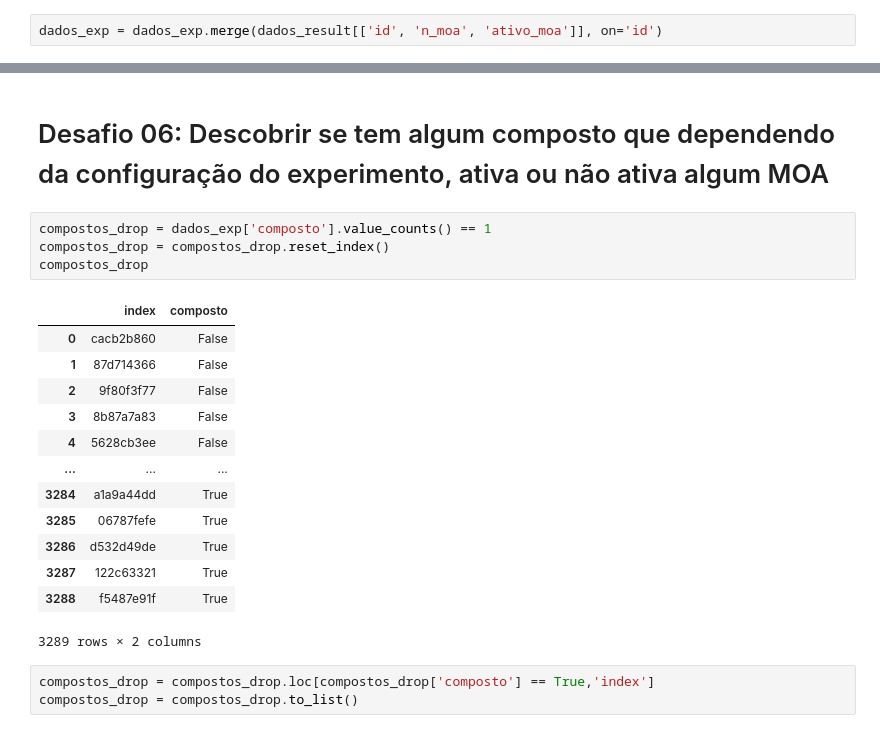
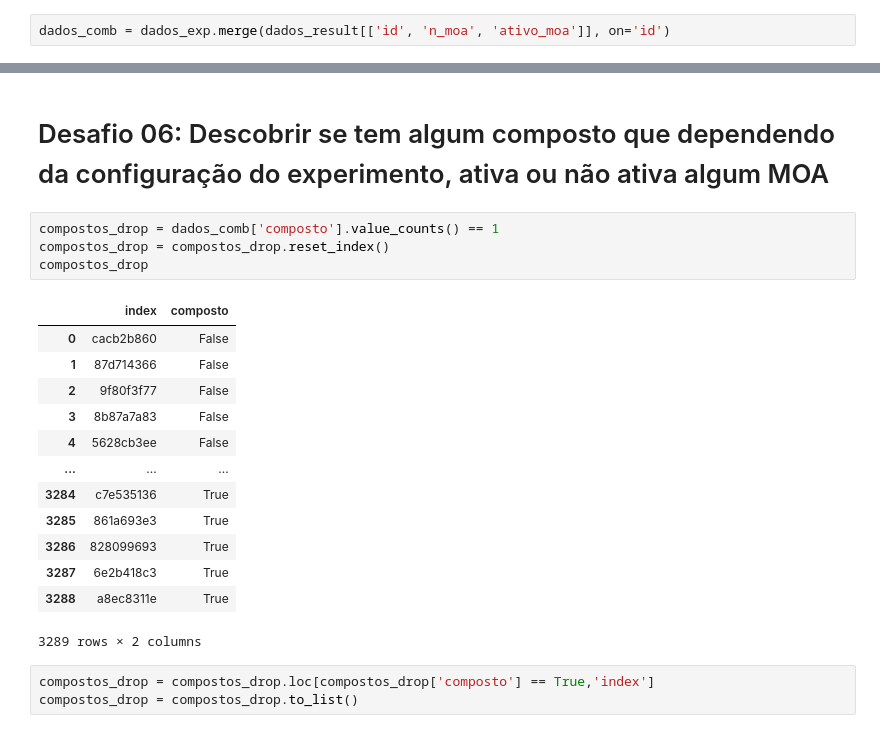
Before and after one commit to PedroHCAlmeida/imersao_dados3, a Jupyter notebook: Aula_4.ipynb, the cells around one changed output, grey strips where cells are left out. Drawn from its saved outputs; the diff is of its cells as text.

```diff
--- a/Aula_4.ipynb
+++ b/Aula_4.ipynb
@@ -223,5 +223,5 @@ Para fazer uma concatenação com um dataframe do pandas temos diversas opções
 # %% [markdown]
 Além disso pandas oferece o pd.concat, que serve tanto para horizaltal e vertical, e para uma concatenação rápida verticalmente oferece o pandas.DataFrame.append
 # %%
-dados_exp = dados_exp.merge(dados_result[['id', 'n_moa', 'ativo_moa']], on='id')
+dados_comb = dados_exp.merge(dados_result[['id', 'n_moa', 'ativo_moa']], on='id')
 # %%
@@ -340,22 +340,22 @@ plt.show()
 # %% [markdown]
 # Desafio 06: Descobrir se tem algum composto que dependendo da configuração do experimento, ativa ou não ativa algum MOA
 # %%
-compostos_drop = dados_exp['composto'].value_counts() == 1
+compostos_drop = dados_comb['composto'].value_counts() == 1
 compostos_drop = compostos_drop.reset_index()
 compostos_drop
 # %% [output]
 |  | index | composto |
 | 0 | cacb2b860 | False |
 | 1 | 87d714366 | False |
 | 2 | 9f80f3f77 | False |
 | 3 | 8b87a7a83 | False |
 | 4 | 5628cb3ee | False |
 | ... | ... | ... |
-| 3284 | a1a9a44dd | True |
-| 3285 | 06787fefe | True |
-| 3286 | d532d49de | True |
-| 3287 | 122c63321 | True |
-| 3288 | f5487e91f | True |
+| 3284 | c7e535136 | True |
+| 3285 | 861a693e3 | True |
+| 3286 | 828099693 | True |
+| 3287 | 6e2b418c3 | True |
+| 3288 | a8ec8311e | True |
 3289 rows × 2 columns
 # %%
 compostos_drop = compostos_drop.loc[compostos_drop['composto'] == True,'index']
```
Also changed, not shown: parts of 12 cells of this notebook.
